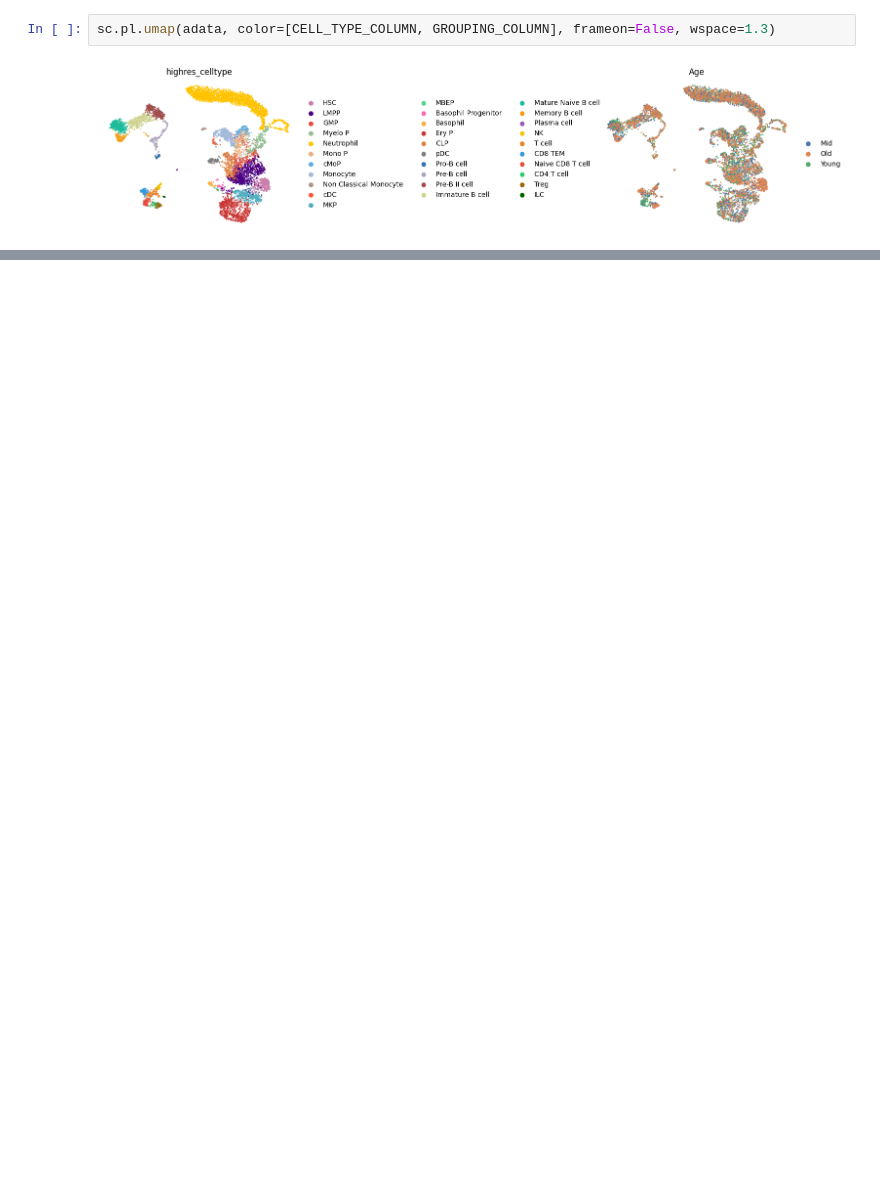
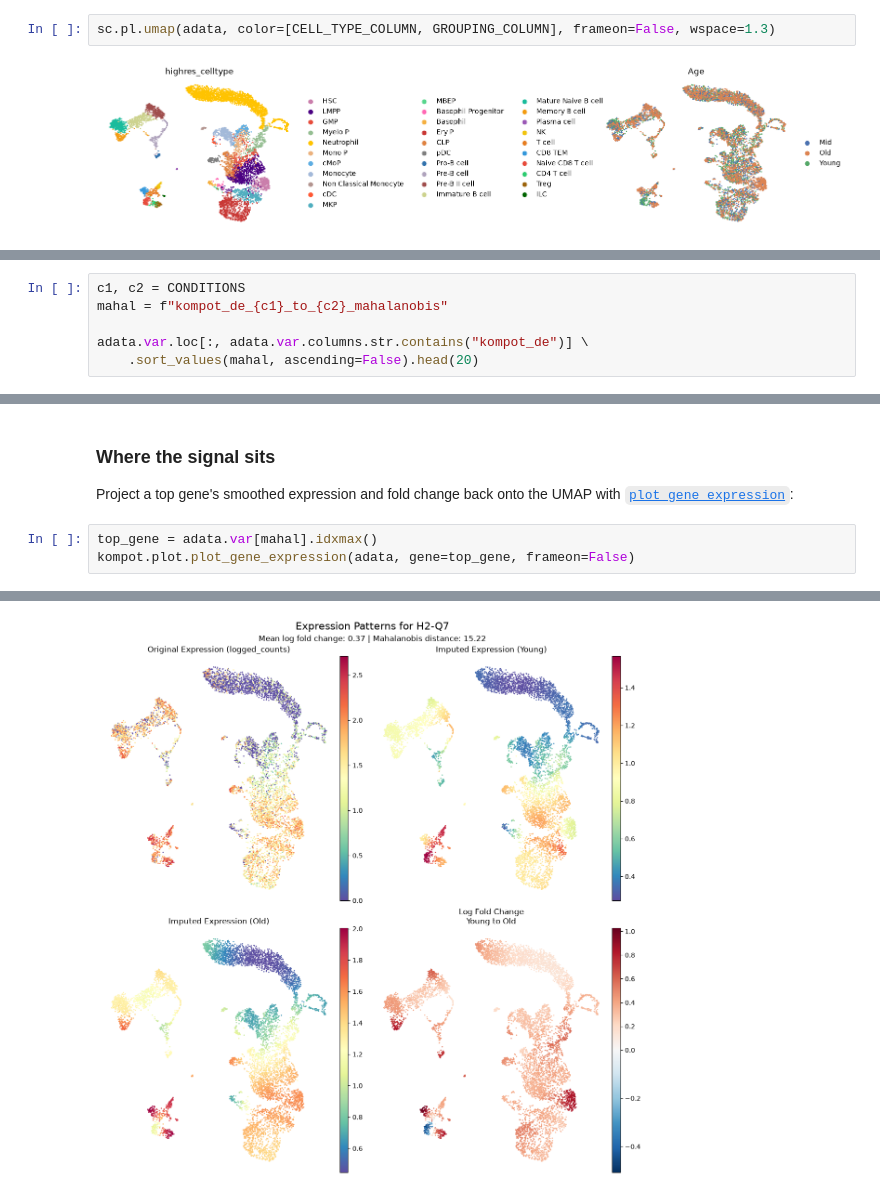
Before and after one commit to settylab/kompot, a Jupyter notebook: examples/01_getting_started.ipynb, the cells around one changed output, grey strips where cells are left out. Drawn from its saved outputs; the diff is of its cells as text; blank space fills up the shorter version.

```diff
--- a/examples/01_getting_started.ipynb
+++ b/examples/01_getting_started.ipynb
@@ -174,0 +122,6 @@ sc.pl.embedding(
+# %%
+c1, c2 = CONDITIONS
+mahal = f"kompot_de_{c1}_to_{c2}_mahalanobis"
+
+adata.var.loc[:, adata.var.columns.str.contains("kompot_de")] \
+    .sort_values(mahal, ascending=False).head(20)
@@ -319,0 +189,8 @@ Note that the gene selection is based on Kompot's Mahalanobis distance (statisti
+# %% [markdown]
+### Where the signal sits
+
+Project a top gene's smoothed expression and fold change back onto the UMAP with [`plot_gene_expression`](https://kompot.readthedocs.io/en/latest/plotting.html#kompot.plot.plot_gene_expression):
+# %%
+top_gene = adata.var[mahal].idxmax()
+kompot.plot.plot_gene_expression(adata, gene=top_gene, frameon=False)
+# %% [output]
@@ -319,0 +207 @@ Note that the gene selection is based on Kompot's Mahalanobis distance (statisti
+[figure, added]
```
Also changed, not shown: parts of 61 cells of this notebook, 6 other files.
